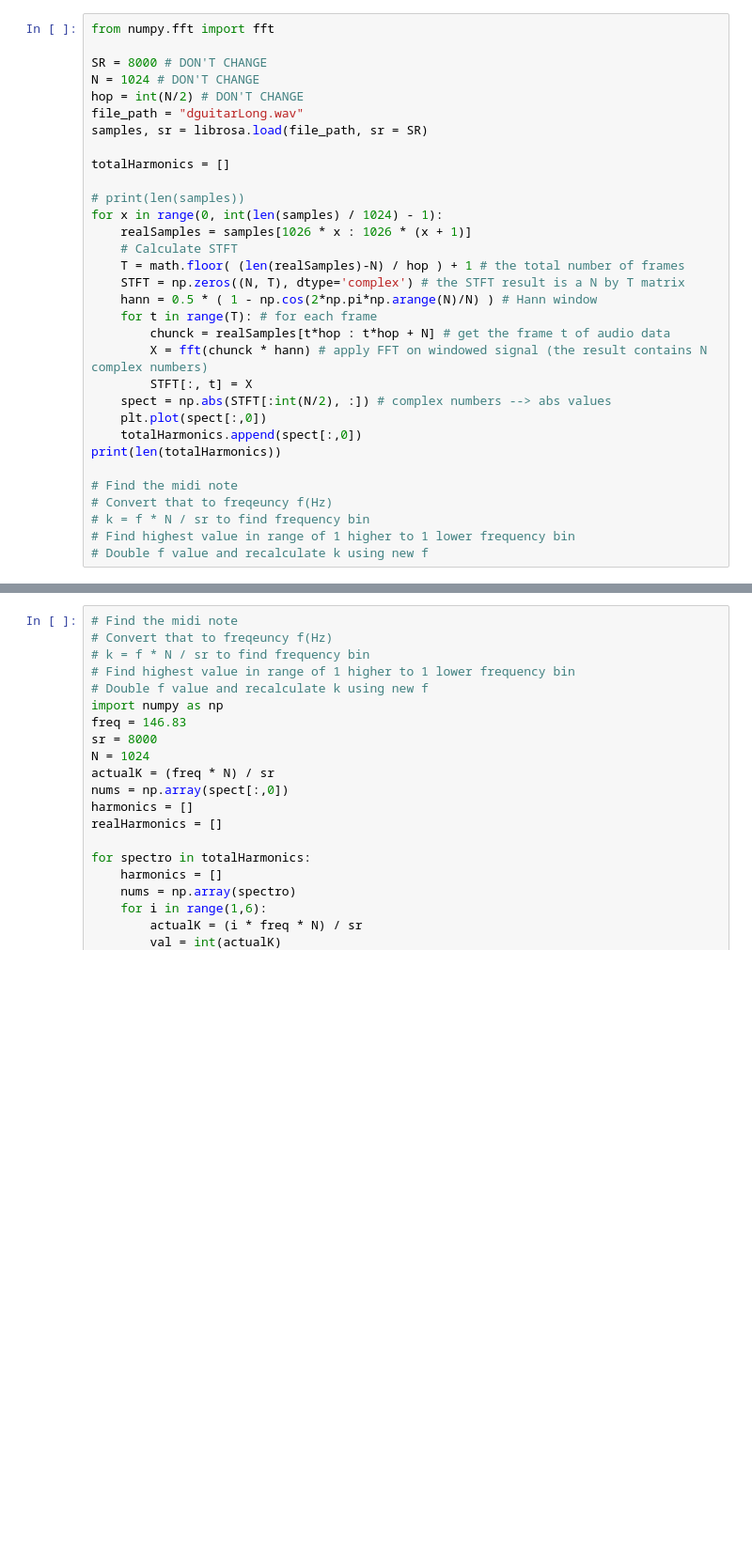
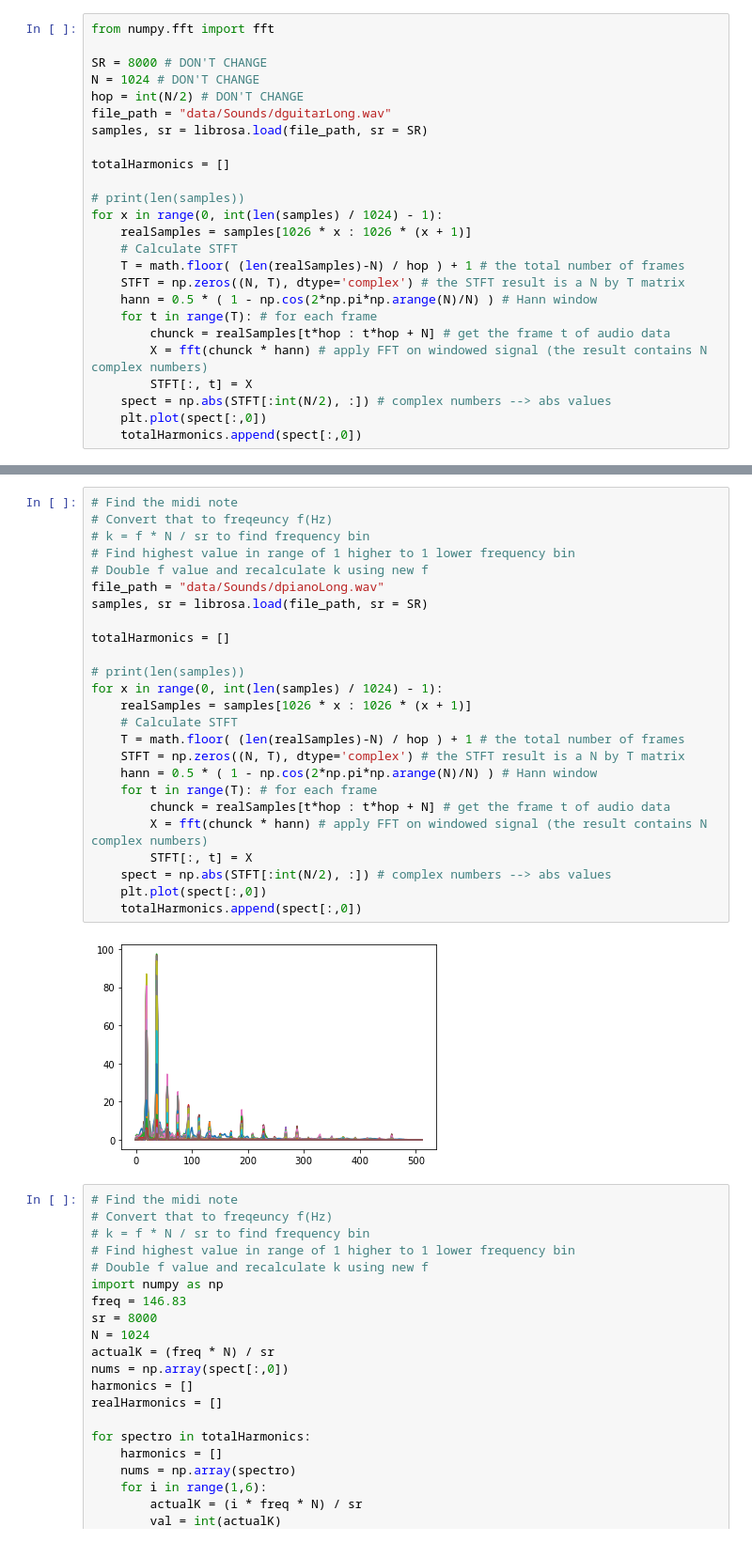
Before and after one commit to cgasgarth/CS-MI-Final, a Jupyter notebook: Final.ipynb, the cells around one changed output, grey strips where cells are left out. Shown at 94% size. Drawn from its saved outputs; the diff is of its cells as text; blank space fills up the shorter version.

```diff
--- a/Final.ipynb
+++ b/Final.ipynb
@@ -175,7 +181,7 @@ from numpy.fft import fft
 SR = 8000 # DON'T CHANGE
 N = 1024 # DON'T CHANGE
 hop = int(N/2) # DON'T CHANGE
-file_path = "dguitarLong.wav"
+file_path = "data/Sounds/dguitarLong.wav"
 samples, sr = librosa.load(file_path, sr = SR)
 
 totalHarmonics = []
@@ -194,11 +200,4 @@ for x in range(0, int(len(samples) / 1024) - 1):
     spect = np.abs(STFT[:int(N/2), :]) # complex numbers --> abs values
     plt.plot(spect[:,0])
     totalHarmonics.append(spect[:,0])
-print(len(totalHarmonics))
-
-# Find the midi note
-# Convert that to freqeuncy f(Hz)
-# k = f * N / sr to find frequency bin
-# Find highest value in range of 1 higher to 1 lower frequency bin
-# Double f value and recalculate k using new f
 # %% [output]
@@ -206,4 +204,31 @@ print(len(totalHarmonics))
 [figure]
+# %%
+# Find the midi note
+# Convert that to freqeuncy f(Hz)
+# k = f * N / sr to find frequency bin
+# Find highest value in range of 1 higher to 1 lower frequency bin
+# Double f value and recalculate k using new f
+file_path = "data/Sounds/dpianoLong.wav"
+samples, sr = librosa.load(file_path, sr = SR)
+
+totalHarmonics = []
+
+# print(len(samples))
+for x in range(0, int(len(samples) / 1024) - 1):
+    realSamples = samples[1026 * x : 1026 * (x + 1)]
+    # Calculate STFT
+    T = math.floor( (len(realSamples)-N) / hop ) + 1 # the total number of frames
+    STFT = np.zeros((N, T), dtype='complex') # the STFT result is a N by T matrix
+    hann = 0.5 * ( 1 - np.cos(2*np.pi*np.arange(N)/N) ) # Hann window
+    for t in range(T): # for each frame
+        chunck = realSamples[t*hop : t*hop + N] # get the frame t of audio data
+        X = fft(chunck * hann) # apply FFT on windowed signal (the result contains N complex numbers)
+        STFT[:, t] = X
+    spect = np.abs(STFT[:int(N/2), :]) # complex numbers --> abs values
+    plt.plot(spect[:,0])
+    totalHarmonics.append(spect[:,0])
+# %% [output]
+[figure, added]
 # %%
 # Find the midi note
 # Convert that to freqeuncy f(Hz)
```
Also changed, not shown: parts of 5 cells of this notebook, 5 other files.
